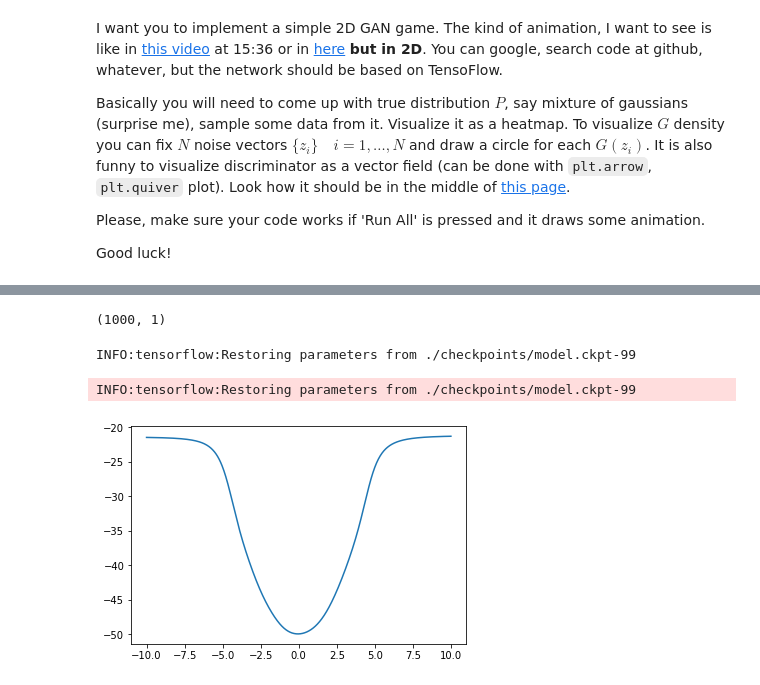
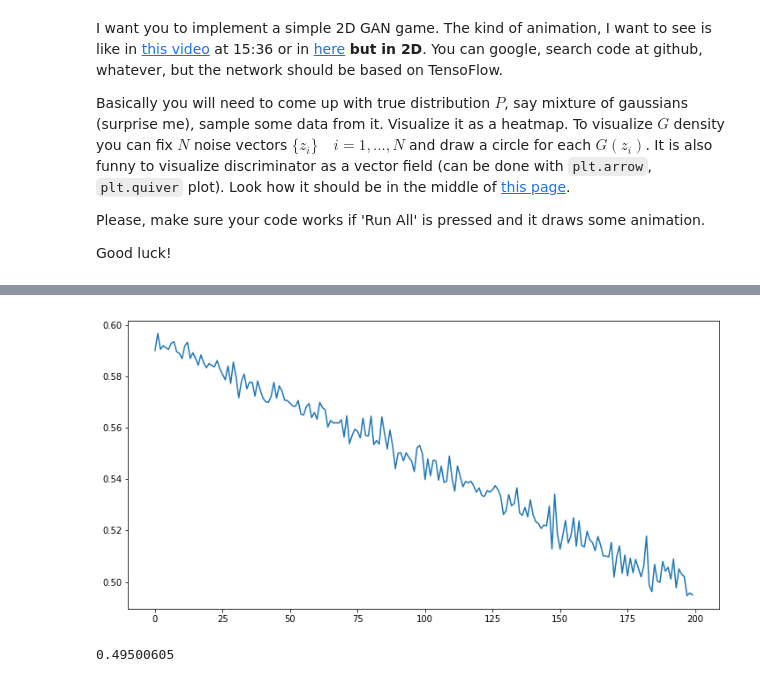
Before and after one commit to hov1417/NNHomework, a Jupyter notebook: session3/final_assignment.ipynb, the cells around one changed output, grey strips where cells are left out. Cells and saved outputs as stored; diff of their text form; code cells hidden in the pictures.

```diff
--- a/session3/final_assignment.ipynb
+++ b/session3/final_assignment.ipynb
@@ -33,2 +57,5 @@ dis = tf.layers.dense( dl3,   1, activation=tf.nn.sigmoid, name="dis")
+# %%
+train_gen = tf.train.AdadeltaOptimizer().minimize(gloss, var_list=gen_vars)
+train_dis = tf.train.AdadeltaOptimizer(learning_rate=0.1).minimize(dloss, var_list=disc_vars)
 # %%
-data = np.random.uniform(-5, 5, size=(10000,1))
+data = np.random.normal(-5, 1, size=(10000,1))
@@ -92 +62,37 @@ with tf.Session() as sess:
+# %%
+if "sess" in dir():
+    sess.close()
+sess = tf.Session()
+sess.run(tf.global_variables_initializer())
+# %%
+def generate_data_for_dist(batch_size):
+    assert batch_size%2 == 0
+
+    real_data = np.random.choice(data[:,0], (batch_size//2, 1))
+    generated_data = sess.run(gen, feed_dict={z: np.random.uniform(-10,10,size=(batch_size//2,1))})
+
+    y = np.zeros((batch_size, 1))
+    y[batch_size//2:] = 1
+    return np.concatenate((real_data, generated_data)),y
+# %%
+num_epochs = 200
+batch_size = 100
+
+losshist=[]
+
+for epoch in range(num_epochs):
+
+    X, Y = generate_data_for_dist(batch_size)
+
+    _, dis_train_err = sess.run([train_dis, dloss], feed_dict={inX: X, y: Y})
+
+    losshist.append(dis_train_err)
+    clear_output(wait=True)
+    plt.figure(figsize=(12,6))
+    plt.plot(losshist)
+    plt.show()
+    print(dis_train_err)
+# %% [output]
+[figure, added]
+0.49500605
 # %%
@@ -94,19 +99,0 @@ l = np.linspace(-10,10,1000)[None].T
-# %%
-l.shape
-# %% [output]
-(1000, 1)
-# %%
-with tf.Session() as sess:
-
-    sess.run(tf.global_variables_initializer())
-    saver.restore(sess, saver.last_checkpoints[-1])
-    sess.run(tf.local_variables_initializer())
-
-    results = sess.run(out, feed_dict={in_X:l})
-
-    plt.plot(l,results)
-#     plt.plot(data, Y)
-# %% [output]
-INFO:tensorflow:Restoring parameters from ./checkpoints/model.ckpt-99
-INFO:tensorflow:Restoring parameters from ./checkpoints/model.ckpt-99
-[figure, removed]
```
Also changed, not shown: parts of 18 cells of this notebook, 3 other files.
